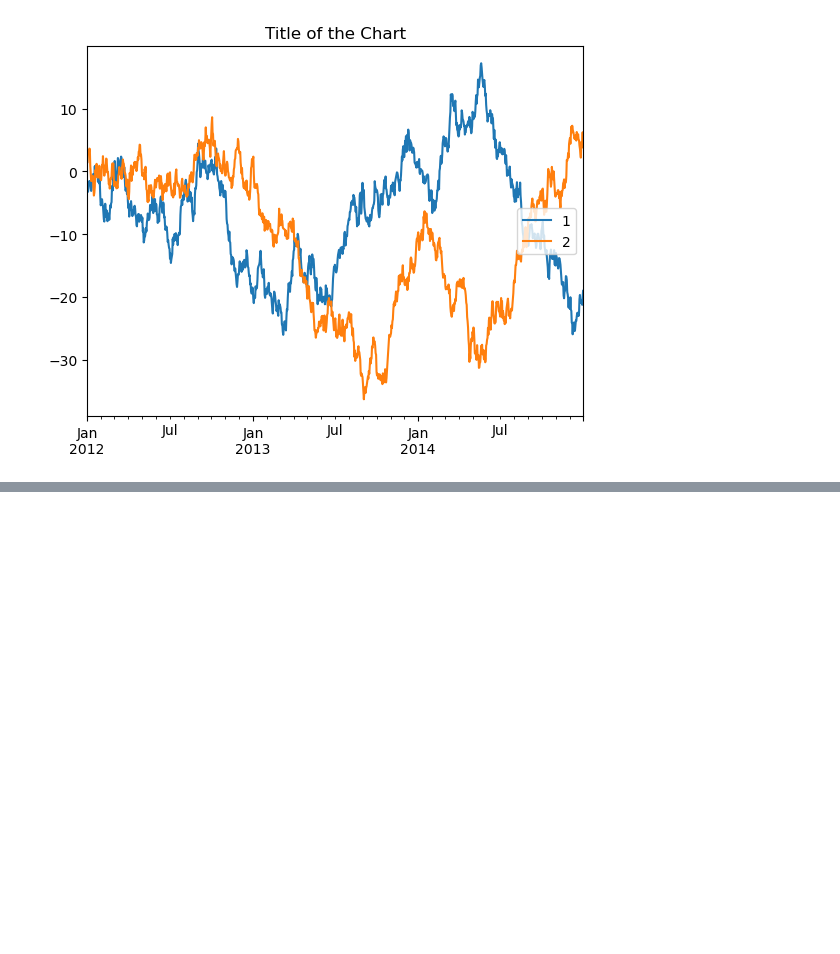
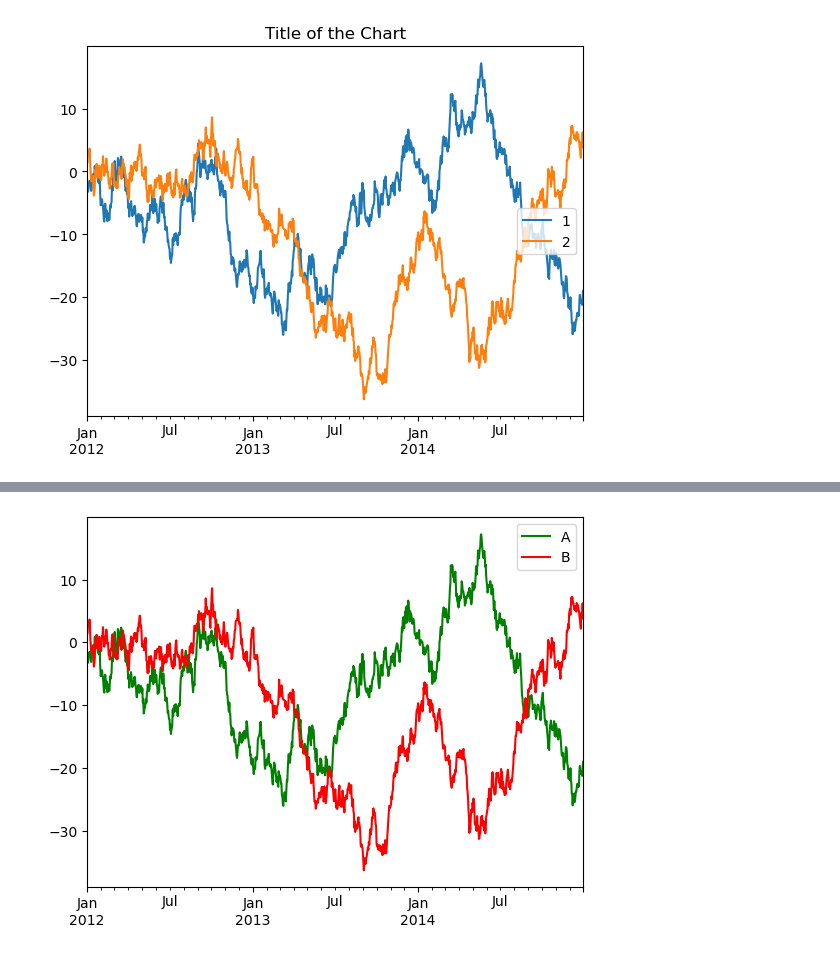
Before and after one commit to ShaidulinAndrew/Pandas_classes, a Jupyter notebook: Visualization.ipynb, the cells around one changed output, grey strips where cells are left out. Cells and saved outputs as stored; diff of their text form; code cells hidden in the pictures; blank space fills up the shorter version.

```diff
--- a/Visualization.ipynb
+++ b/Visualization.ipynb
@@ -117,0 +137,5 @@ ax.legend(['1', '2'], loc = 'right');
+# %%
+# меняем цвета линий графика, используя символьный код для первой линии и шестнадцатеричный RGB для второй
+walk_df.plot(style = ['g', '#FF0000']);
+# %% [output]
+[figure, added]
```
Also changed, not shown: parts of 9 cells of this notebook.
